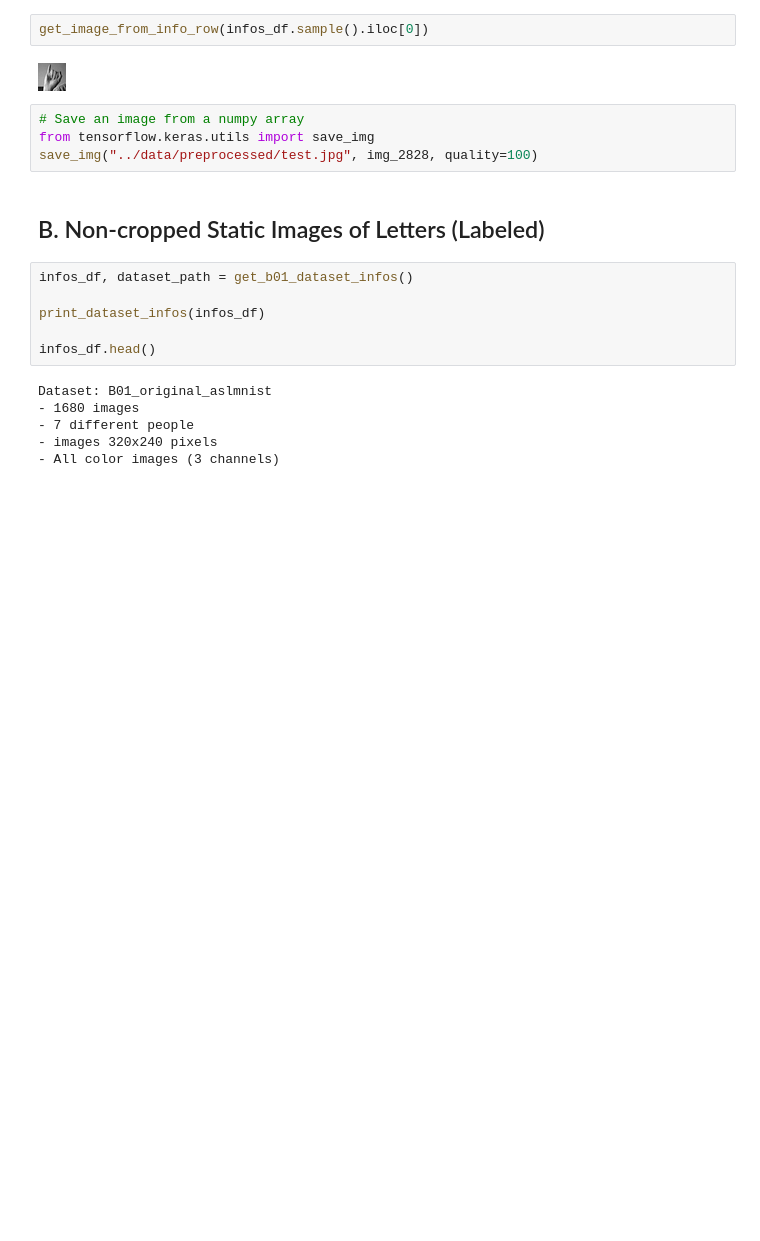
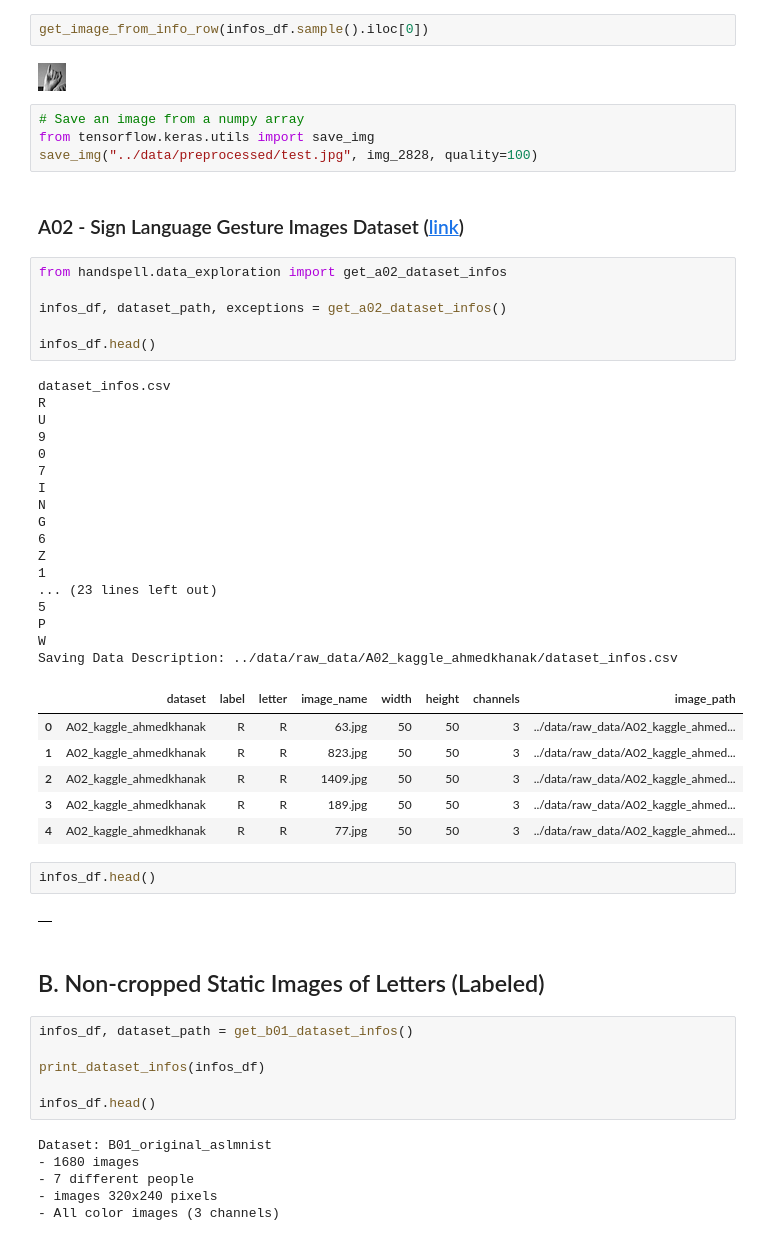
Before and after one commit to notFonz/HandSpell, a Jupyter notebook: notebooks/dpessoa_dataset_explorer.ipynb, the cells around one changed output. Cells and saved outputs as stored; diff of their text form; blank space fills up the shorter version.

```diff
--- a/notebooks/dpessoa_dataset_explorer.ipynb
+++ b/notebooks/dpessoa_dataset_explorer.ipynb
@@ -111,6 +109,42 @@ get_image_from_info_row(infos_df.sample().iloc[0])
 # Save an image from a numpy array
 from tensorflow.keras.utils import save_img
 save_img("../data/preprocessed/test.jpg", img_2828, quality=100)
+# %% [markdown]
+### A02 - Sign Language Gesture Images Dataset ([link](https://www.kaggle.com/datasets/ahmedkhanak1995/sign-language-gesture-images-dataset))
+# %%
+from handspell.data_exploration import get_a02_dataset_infos
+
+infos_df, dataset_path, exceptions = get_a02_dataset_infos()
+
+infos_df.head()
+# %% [output]
+dataset_infos.csv
+R
+U
+9
+0
+7
+I
+N
+G
+6
+Z
+1
+... (23 lines left out)
+5
+P
+W
+Saving Data Description: ../data/raw_data/A02_kaggle_ahmedkhanak/dataset_infos.csv
+|  | dataset | label | letter | image_name | width | height | channels | image_path |
+| 0 | A02_kaggle_ahmedkhanak | R | R | 63.jpg | 50 | 50 | 3 | ../data/raw_data/A02_kaggle_ahmed... |
+| 1 | A02_kaggle_ahmedkhanak | R | R | 823.jpg | 50 | 50 | 3 | ../data/raw_data/A02_kaggle_ahmed... |
+| 2 | A02_kaggle_ahmedkhanak | R | R | 1409.jpg | 50 | 50 | 3 | ../data/raw_data/A02_kaggle_ahmed... |
+| 3 | A02_kaggle_ahmedkhanak | R | R | 189.jpg | 50 | 50 | 3 | ../data/raw_data/A02_kaggle_ahmed... |
+| 4 | A02_kaggle_ahmedkhanak | R | R | 77.jpg | 50 | 50 | 3 | ../data/raw_data/A02_kaggle_ahmed... |
+# %%
+infos_df.head()
+# %% [output]
+|  |
 # %% [markdown]
 ## B. Non-cropped Static Images of Letters (Labeled)
 # %%
```
Also changed, not shown: parts of 4 cells of this notebook, 7 other files.
